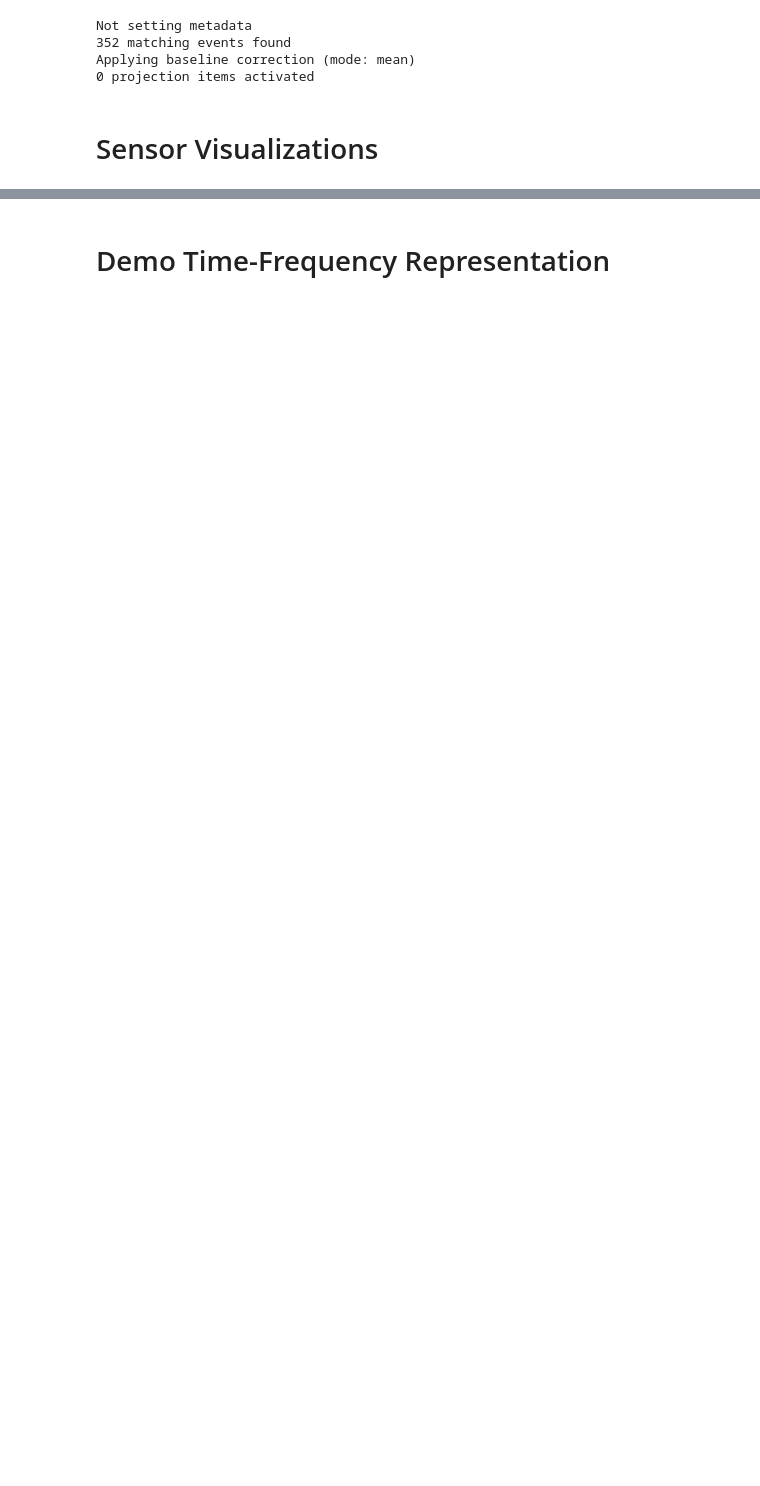
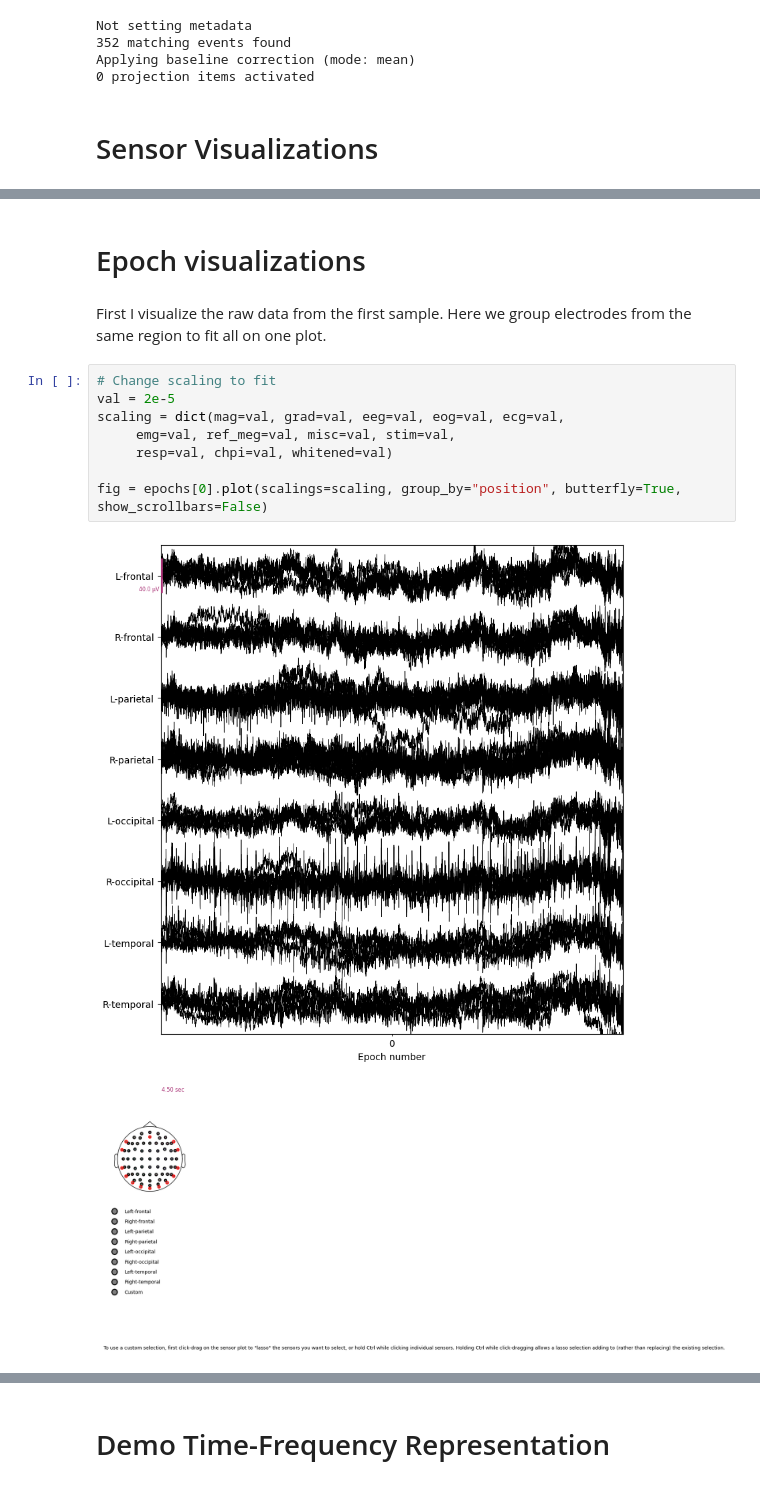
Before and after one commit to duedahl/LU_EEG_Classification, a Jupyter notebook: Visuals2.ipynb, the cells around one changed output, grey strips where cells are left out. Saved outputs shown, nothing was run; the diff lists cells and outputs as text; blank space fills up the shorter version.

```diff
--- a/Visuals2.ipynb
+++ b/Visuals2.ipynb
@@ -125,0 +111,16 @@ epochs.plot_sensors(kind="3d", ch_type="eeg", show_names=True, show=False, axes=
+# %% [markdown]
+# Epoch visualizations
+# %% [markdown]
+First I visualize the raw data from the first sample.
+Here we group electrodes from the same region to fit all on one plot.
+# %%
+# Change scaling to fit
+val = 2e-5
+scaling = dict(mag=val, grad=val, eeg=val, eog=val, ecg=val,
+     emg=val, ref_meg=val, misc=val, stim=val,
+     resp=val, chpi=val, whitened=val)
+
+fig = epochs[0].plot(scalings=scaling, group_by="position", butterfly=True, show_scrollbars=False)
+# %% [output]
+[figure, added]
+[figure, added]
```
Also changed, not shown: parts of 18 cells of this notebook.
